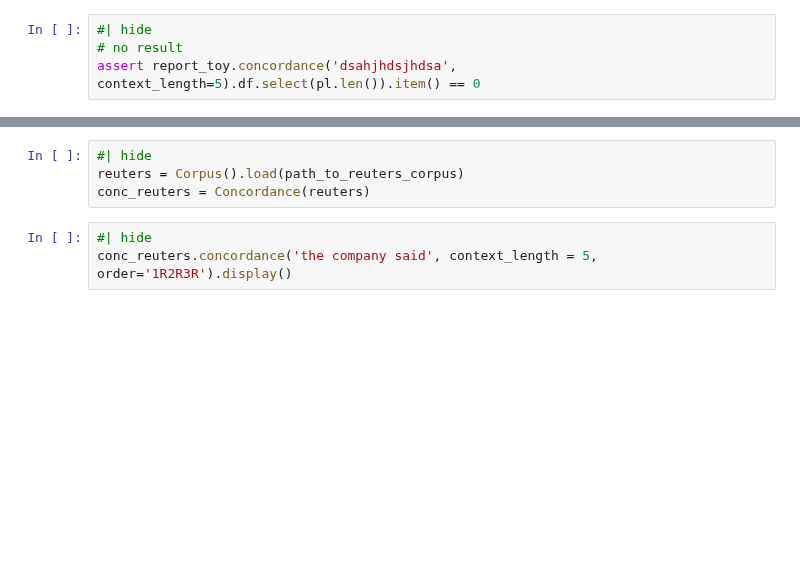
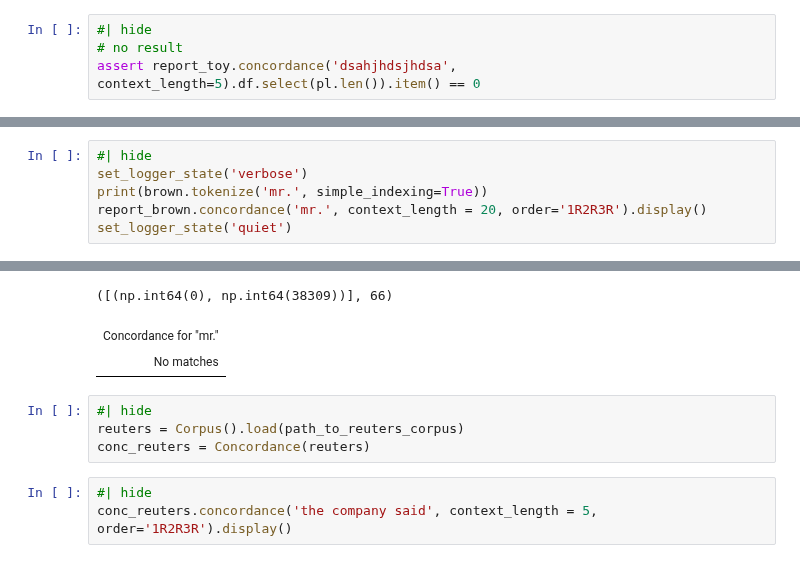
Before and after one commit to polsci/conc, a Jupyter notebook: nbs/api/72_concordance.ipynb, the cells around one changed output, grey strips where cells are left out. Saved outputs shown, nothing was run; the diff lists cells and outputs as text; blank space fills up the shorter version.

```diff
--- a/nbs/api/72_concordance.ipynb
+++ b/nbs/api/72_concordance.ipynb
@@ -255,3 +354,10 @@ report_toy.concordance('the', context_length=5).display()
 | Total Documents: 6 |  |  |  |
 | Showing 8 lines |  |  |  |
 | Page 1 of 1 |  |  |  |
+# %%
+#| hide
+set_logger_state('verbose')
+print(brown.tokenize('mr.', simple_indexing=True))
+report_brown.concordance('mr.', context_length = 20, order='1R2R3R').display()
+set_logger_state('quiet')
+# %% [output]
@@ -258,3 +369,6 @@ report_toy.concordance('the', context_length=5).display()
+([(np.int64(0), np.int64(38309))], 66)
+| Concordance for "mr." |
+| No matches |
 # %%
 #| hide
 reuters = Corpus().load(path_to_reuters_corpus)
```
Also changed, not shown: parts of 9 cells of this notebook, 4 other files.
